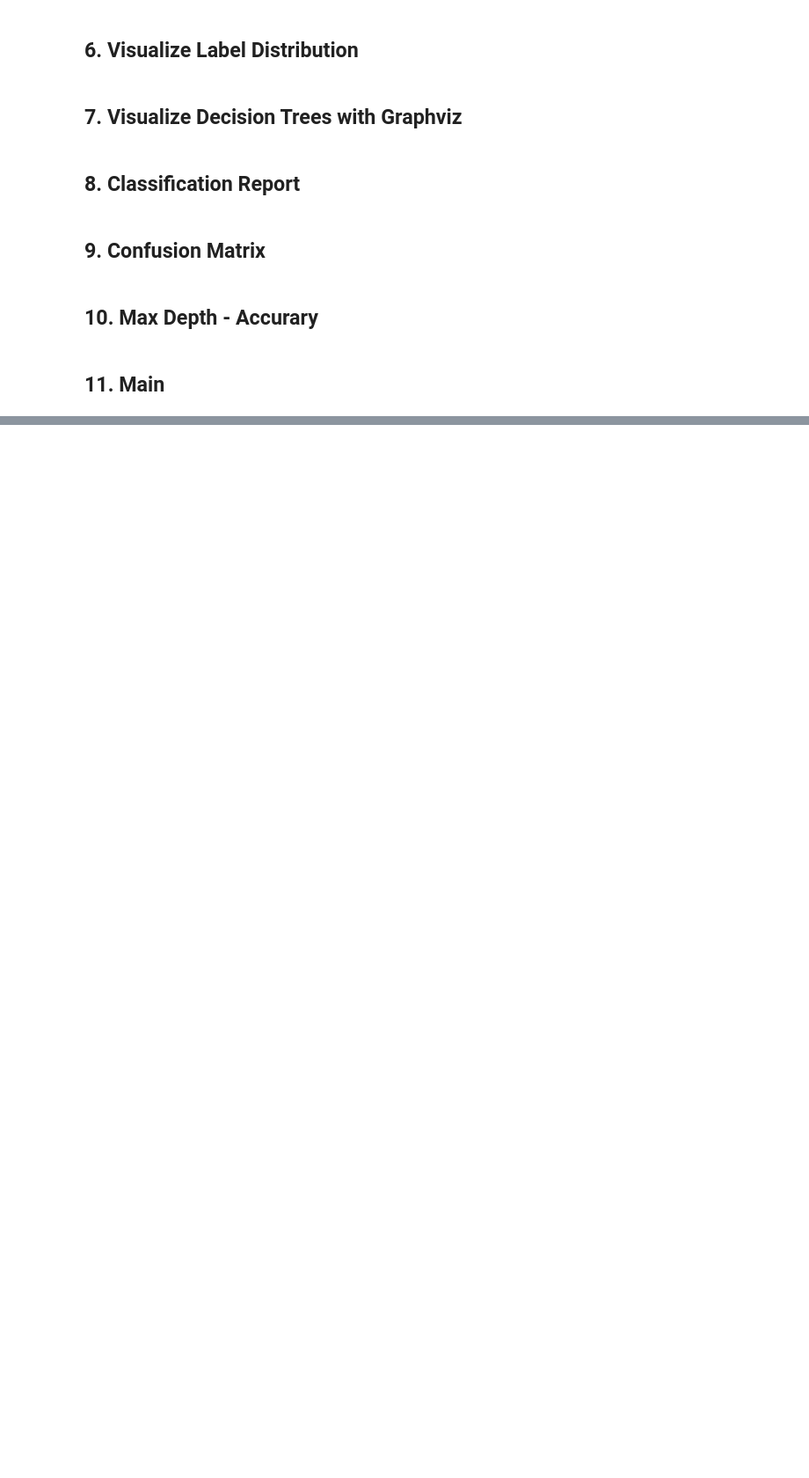
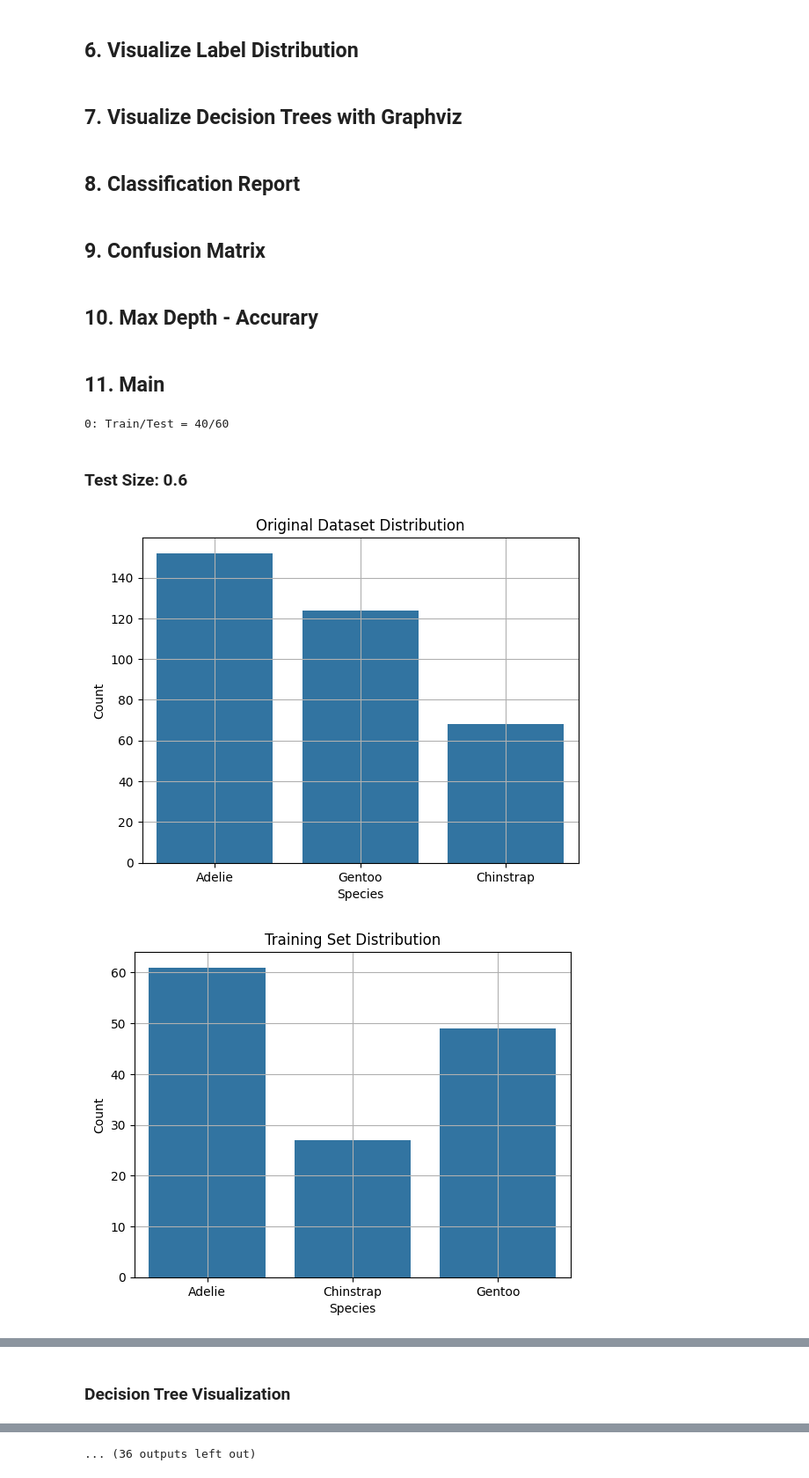
Before and after one commit to LTVINH24/CSTTNTPROJECT2, a Jupyter notebook: notebooks/palmer_penguins_notebook.ipynb, the cells around one changed output, grey strips where cells are left out. Shown at 88% size. Drawn from its saved outputs; the diff is of its cells as text; code cells hidden in the pictures; blank space fills up the shorter version.

```diff
--- a/notebooks/palmer_penguins_notebook.ipynb
+++ b/notebooks/palmer_penguins_notebook.ipynb
@@ -138,41 +138,31 @@ def max_depth_accuracy_chart(max_depths,accuracies):
 ## 11. Main
 # %%
 def main():
-    split_ratios =[0.6, 0.4, 0.2, 0.1, 0.2]
+    split_ratios =[0.6, 0.4, 0.2, 0.1]
     X_processed = preprocess_features(X)
     feature_names = X_processed.columns.tolist()
     # Extract feature names from processed dataset for visualization
     target_names = ["Adelie", "Chinstrap", "Gentoo"]
     class_names = [label for label in target_names if label in y.unique()]
     # Filter to get only class names that actually exist in the dataset
     for i in range(0,4):
         print(f"{i}: Train/Test = {100 - int(split_ratios[i] * 100)}/{int(split_ratios[i] * 100)}")
-    print("4: Max Depth Accuracy Analysis")
-    # Menu for user to choose split ratio
-    choose = int(input("Choose a split ratio (0-4): "))
-    X_train, X_test, y_train, y_test = split_dataset(X_processed, y, split_ratios[choose])
-    match choose:
-        case 0 | 1 | 2 | 3: #Standard decision tree analysis with visualization
-            clf = train_decision_tree(X_train, y_train, max_depth=None)
-            y_pred = clf.predict(X_test)
-            plot_distribution(y, "Original Dataset Distribution")
-            plot_distribution(y_train, "Training Set Distribution")
-            plot_distribution(y_test, "Test Set Distribution")
-            draw_decision_tree(clf, feature_names, class_names)
-            print_classification_report(y_test, y_pred,target_names)
-            plot_confusion_matrix(y_test,y_pred,target_names,labels=class_names,depth=None, test_size=split_ratios[choose])
-        case 4: #  Max depth analysis - compare different tree depths
-            max_depths= [None,2,3,4,5,6,7]
-            accuracies = []
-            for max_depth in max_depths:
-                clf = train_decision_tree(X_train,y_train,max_depth)
-                y_pred = clf.predict(X_test)
-                accuracy = accuracy_score(y_test, y_pred)
-                accuracies.append(accuracy)
-            print("\n\n")
-            print_max_depth_accuracy(max_depths,accuracies)
-            max_depth_accuracy_chart(max_depths, accuracies)
-        case _:
-            print("Please choose a valid option (0-3).")
-
+        display(Markdown(f"### Test Size: {split_ratios[i]}"))
+        X_train, X_test, y_train, y_test = split_dataset(X_processed, y, split_ratios[i])
+        clf = train_decision_tree(X_train, y_train, max_depth=None)
+        y_pred = clf.predict(X_test)
+        plot_distribution(y, "Original Dataset Distribution")
+        plot_distribution(y_train, "Training Set Distribution")
+        plot_distribution(y_test, "Test Set Distribution")
+        display(Markdown("### Decision Tree Visualization"))
+        draw_decision_tree(clf, feature_names, class_names)
+        display(Markdown("### Classification Report"))
+        print_classification_report(y_test, y_pred,target_names)
+        display(Markdown("### Confusion Matrix"))
+        plot_confusion_matrix(y_test,y_pred,target_names,labels=class_names,depth=None, test_size=split_ratios[i])
 main()
+# %% [output]
+0: Train/Test = 40/60
+### Test Size: 0.6
+[figure, added]
+[figure, added]
@@ -178,0 +170 @@ main()
+### Decision Tree Visualization
@@ -178,0 +191 @@ main()
+... (36 outputs left out)
```
Also changed, not shown: parts of 2 cells of this notebook, 1 other file.
